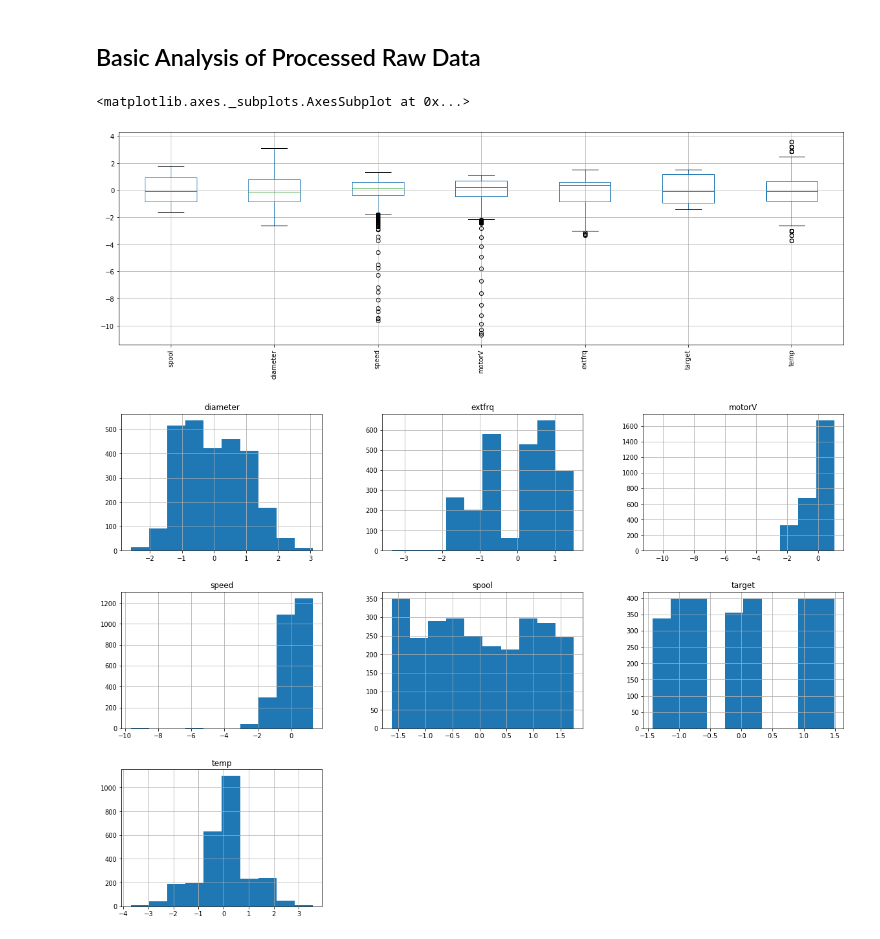
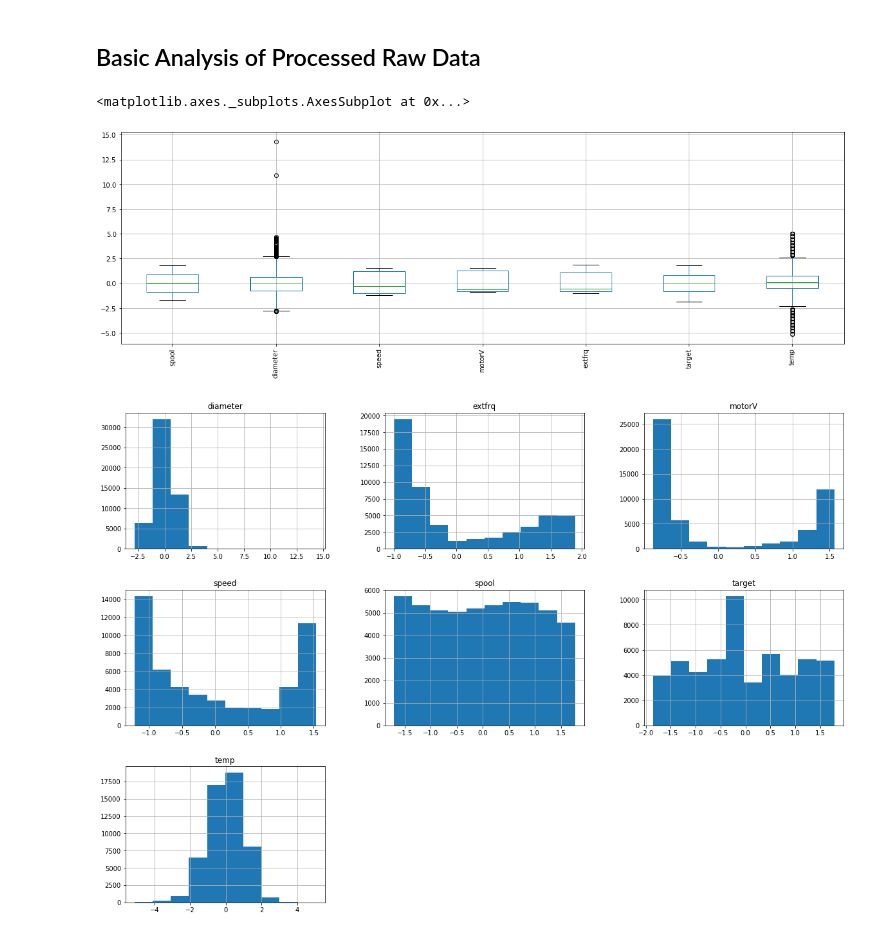
Before and after one commit to mschoder/extrusion-machine-modeling, a Jupyter notebook: data_exploration.ipynb, the cells around one changed output. Drawn from its saved outputs; the diff is of its cells as text; code cells hidden in the pictures.

```diff
--- a/data_exploration.ipynb
+++ b/data_exploration.ipynb
@@ -81,0 +111,8 @@ df.head()
+# %%
+train_keys = ['explore0_1','explore0_3','explore0_4','explore1_1','explore1_2','explore1_4','explore1_5',
+             'exploit0_1','exploit2_1','exploit4_1','exploit5_1']
+
+test_keys = ['explore0_2','explore1_3','exploit1_1','exploit3_1']
+
+train_all = pd.concat([data[k] for k in train_keys])
+test_all = pd.concat([data[k] for k in test_keys])
@@ -82,18 +135,19 @@ df.head()
 # %% [markdown]
 ## Basic Analysis of Processed Raw Data
 # %%
-cols = df.columns
+cols = train_all.columns
+# Z-Score
 for col in cols:
-    df[col] = (df[col] - df[col].mean())/df[col].std(ddof=0)
+    train_all[col] = (train_all[col] - train_all[col].mean())/train_all[col].std(ddof=0)
 
-df.boxplot(figsize=(20,6), rot=90)
+train_all.boxplot(figsize=(20,6), rot=90)
 # %% [output]
 <matplotlib.axes._subplots.AxesSubplot at 0x...>
-[figure, old version]
+[figure, new version]
 # %%
-hist = df.hist(figsize=(20,14))
+hist = train_all.hist(figsize=(20,14))
 # %% [output]
-[figure, old version]
+[figure, new version]
 # %%
 # Correlation Plot
 f, ax = plt.subplots(figsize=(11, 9))
```
Also changed, not shown: parts of 8 cells of this notebook, 2 other files.
